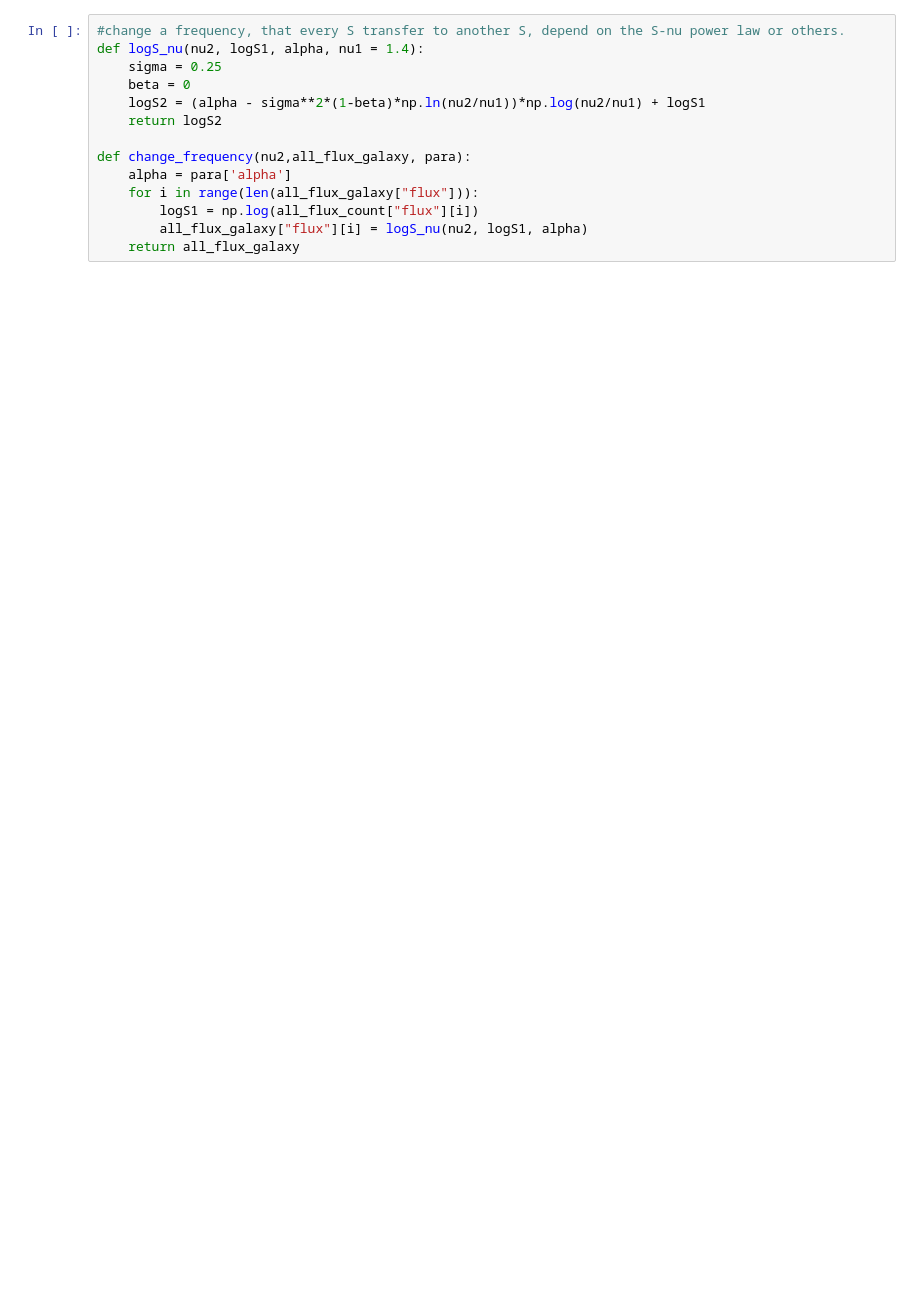
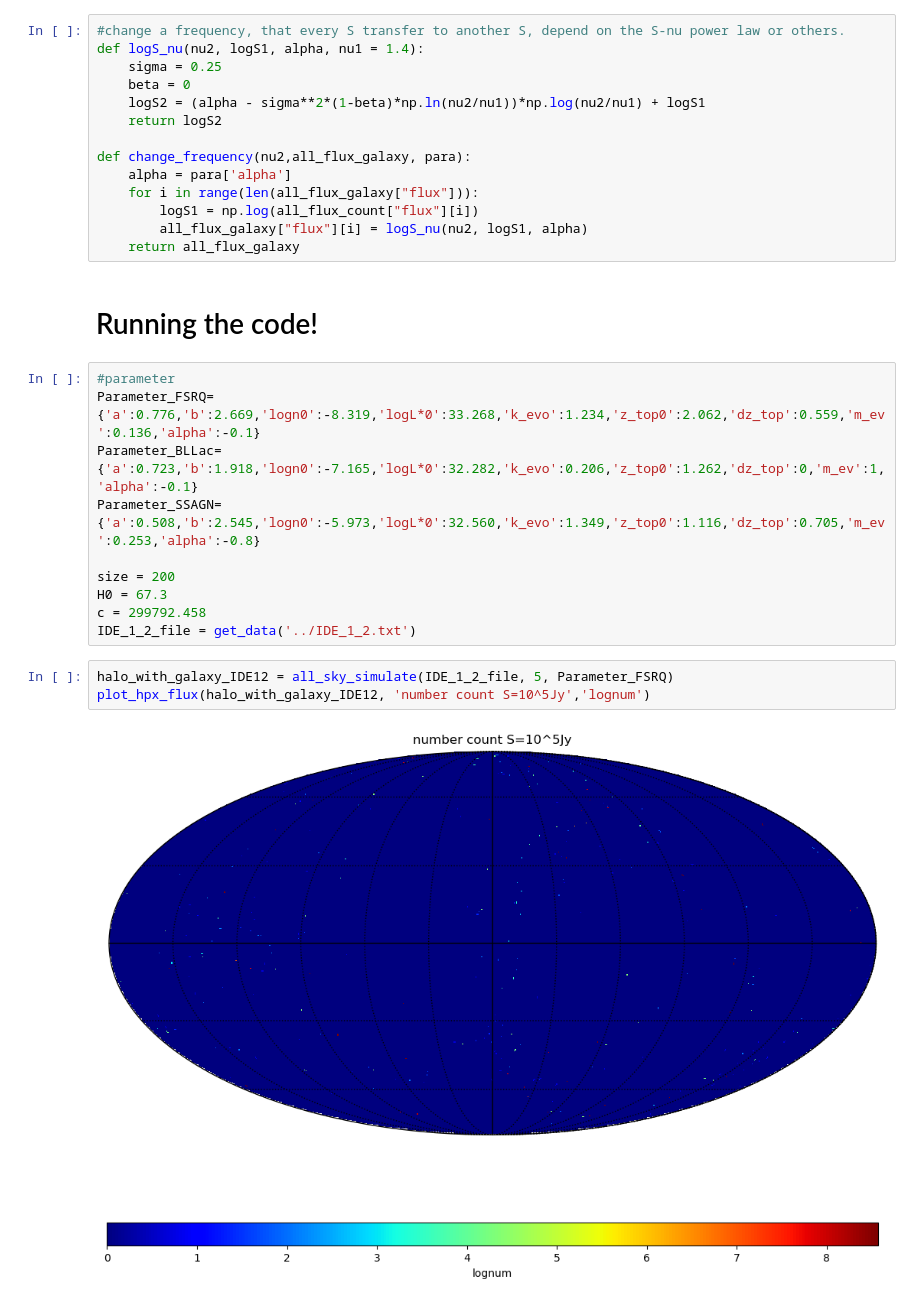
Before and after one commit to Aslanilles/Continuum-radio-sky-simulation, a Jupyter notebook: 射电点源的模拟.ipynb, the cells around one changed output. Cells and saved outputs as stored; diff of their text form; blank space fills up the shorter version.

```diff
--- a/射电点源的模拟.ipynb
+++ b/射电点源的模拟.ipynb
@@ -312,3 +365,20 @@ def change_frequency(nu2,all_flux_galaxy, para):
         logS1 = np.log(all_flux_count["flux"][i])
         all_flux_galaxy["flux"][i] = logS_nu(nu2, logS1, alpha)
     return all_flux_galaxy
+# %% [markdown]
+# Running the code!
+# %%
+#parameter
+Parameter_FSRQ={'a':0.776,'b':2.669,'logn0':-8.319,'logL*0':33.268,'k_evo':1.234,'z_top0':2.062,'dz_top':0.559,'m_ev':0.136,'alpha':-0.1}
+Parameter_BLLac={'a':0.723,'b':1.918,'logn0':-7.165,'logL*0':32.282,'k_evo':0.206,'z_top0':1.262,'dz_top':0,'m_ev':1,'alpha':-0.1}
+Parameter_SSAGN={'a':0.508,'b':2.545,'logn0':-5.973,'logL*0':32.560,'k_evo':1.349,'z_top0':1.116,'dz_top':0.705,'m_ev':0.253,'alpha':-0.8}
+
+size = 200
+H0 = 67.3
+c = 299792.458
+IDE_1_2_file = get_data('../IDE_1_2.txt')
+# %%
+halo_with_galaxy_IDE12 = all_sky_simulate(IDE_1_2_file, 5, Parameter_FSRQ)
+plot_hpx_flux(halo_with_galaxy_IDE12, 'number count S=10^5Jy','lognum')
+# %% [output]
+[figure, added]
```
Also changed, not shown: parts of 13 cells of this notebook.
